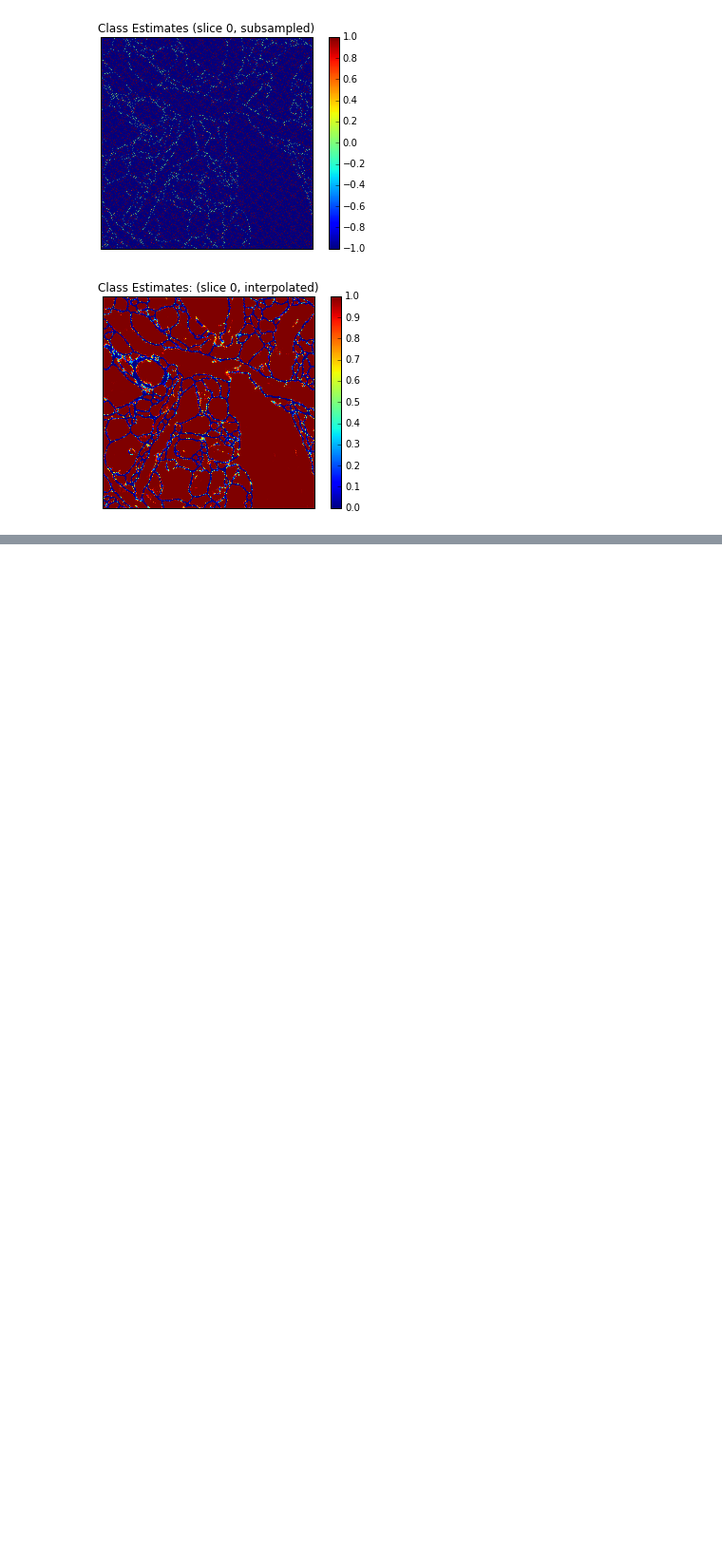
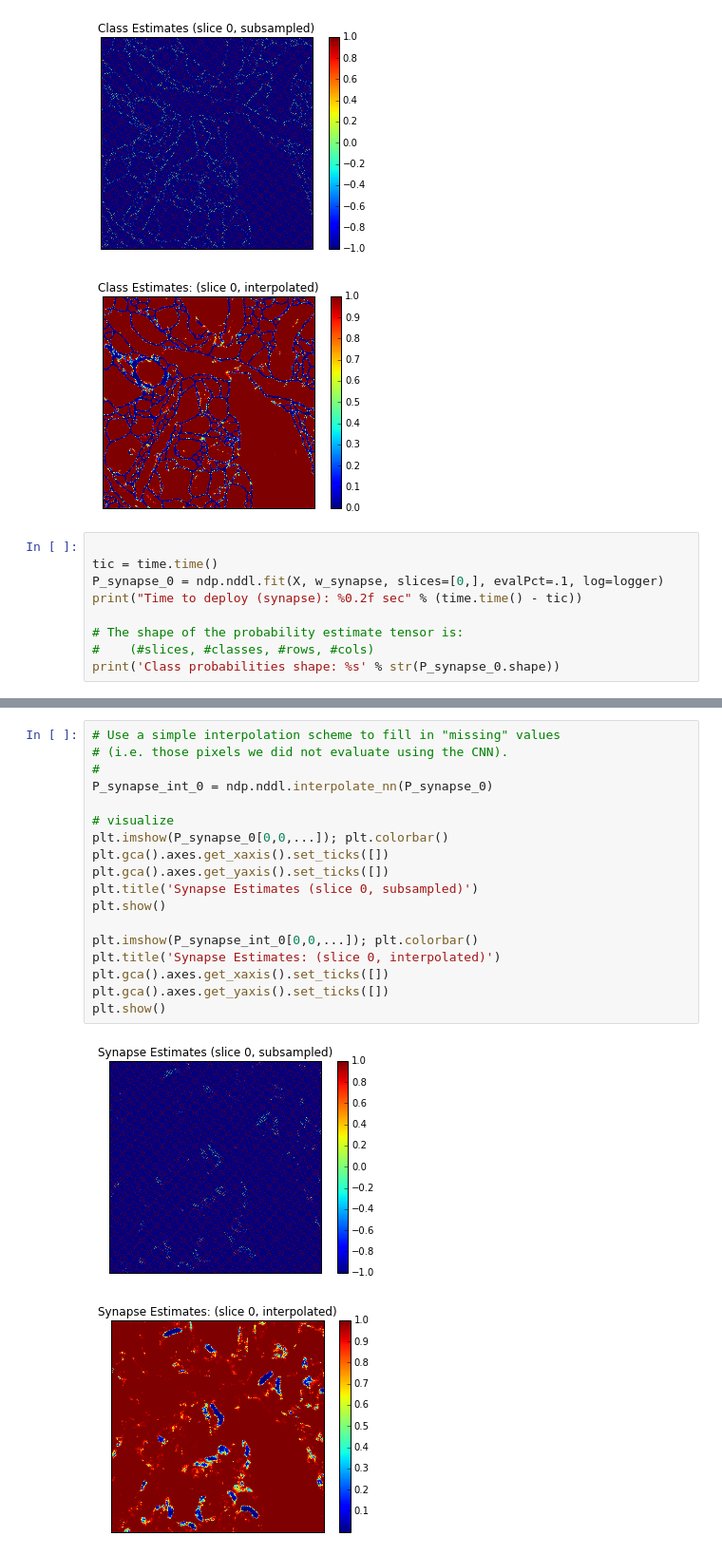
Before and after one commit to neurodata/ndparse, a Jupyter notebook: examples/kast_deploy.ipynb, the cells around one changed output, grey strips where cells are left out. Shown: that part at 95% size. Saved outputs shown, nothing was run; the diff lists cells and outputs as text; blank space fills up the shorter version.

```diff
--- a/examples/kast_deploy.ipynb
+++ b/examples/kast_deploy.ipynb
@@ -104,3 +101,12 @@ plt.show()
 # %% [output]
 [figure]
 [figure]
+# %%
+
+tic = time.time()
+P_synapse_0 = ndp.nddl.fit(X, w_synapse, slices=[0,], evalPct=.1, log=logger)
+print("Time to deploy (synapse): %0.2f sec" % (time.time() - tic))
+
+# The shape of the probability estimate tensor is:
+#    (#slices, #classes, #rows, #cols)
+print('Class probabilities shape: %s' % str(P_synapse_0.shape))
@@ -106,0 +133,21 @@ plt.show()
+# %%
+# Use a simple interpolation scheme to fill in "missing" values
+# (i.e. those pixels we did not evaluate using the CNN).
+#
+P_synapse_int_0 = ndp.nddl.interpolate_nn(P_synapse_0)
+
+# visualize
+plt.imshow(P_synapse_0[0,0,...]); plt.colorbar()
+plt.gca().axes.get_xaxis().set_ticks([])
+plt.gca().axes.get_yaxis().set_ticks([])
+plt.title('Synapse Estimates (slice 0, subsampled)')
+plt.show()
+
+plt.imshow(P_synapse_int_0[0,0,...]); plt.colorbar()
+plt.title('Synapse Estimates: (slice 0, interpolated)')
+plt.gca().axes.get_xaxis().set_ticks([])
+plt.gca().axes.get_yaxis().set_ticks([])
+plt.show()
+# %% [output]
+[figure, added]
+[figure, added]
```
Also changed, not shown: parts of 4 cells of this notebook.
